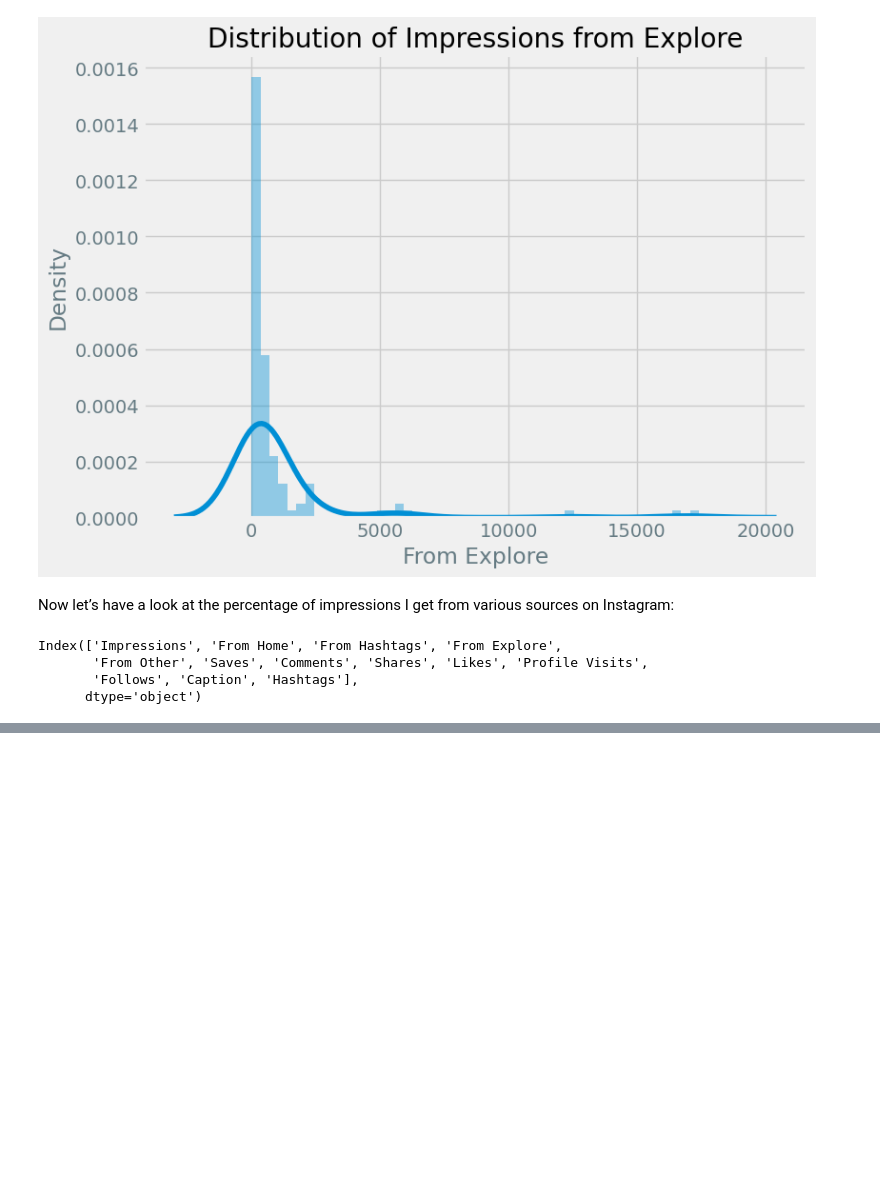
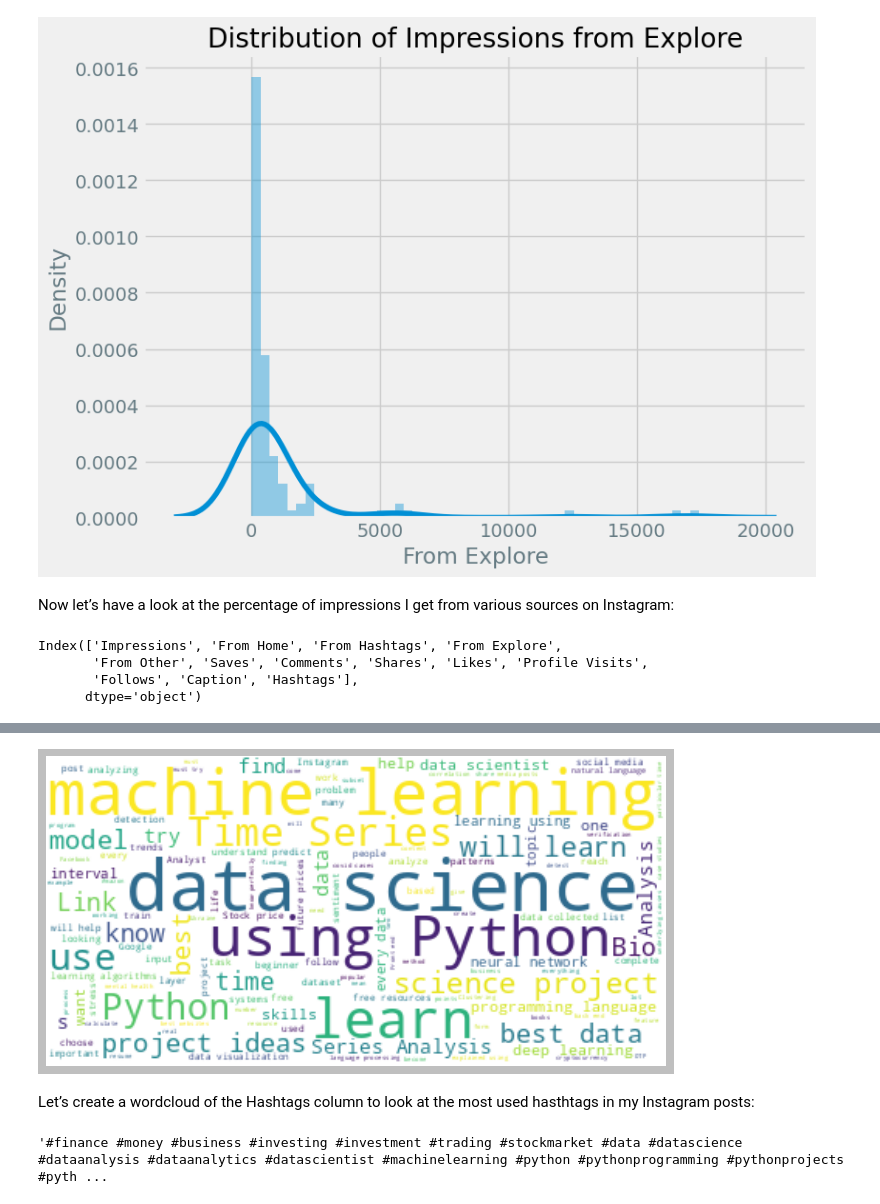
Before and after one commit to ramsha275/Instagram-Reach-Analysis, a Jupyter notebook: Insta_Reach_Analysis.ipynb, the cells around one changed output, grey strips where cells are left out. Saved outputs shown, nothing was run; the diff lists cells and outputs as text; code cells hidden in the pictures; blank space fills up the shorter version.

```diff
--- a/Insta_Reach_Analysis.ipynb
+++ b/Insta_Reach_Analysis.ipynb
@@ -134,0 +141,18 @@ fig.show()
+# %%
+caption_text =  " ".join([i for i in df.Caption])
+img = WordCloud(stopwords=set(STOPWORDS), background_color="white").generate(caption_text)
+# %%
+plt.style.use('classic')
+plt.figure( figsize=(10,8))
+plt.imshow(img, interpolation='bilinear')
+plt.axis("off")
+plt.show()
+# %% [output]
+[figure, added]
+# %% [markdown]
+Let’s create a wordcloud of the Hashtags column to look at the most used hasthtags in my Instagram posts:
+# %%
+hashtags_text = " ".join([i for i in df.Hashtags]).replace('\xa0', ' ')
+hashtags_text
+# %% [output]
+'#finance #money #business #investing #investment #trading #stockmarket #data #datascience #dataanalysis #dataanalytics #datascientist #machinelearning #python #pythonprogramming #pythonprojects #pyth ...
```
Also changed, not shown: parts of 4 cells of this notebook.
